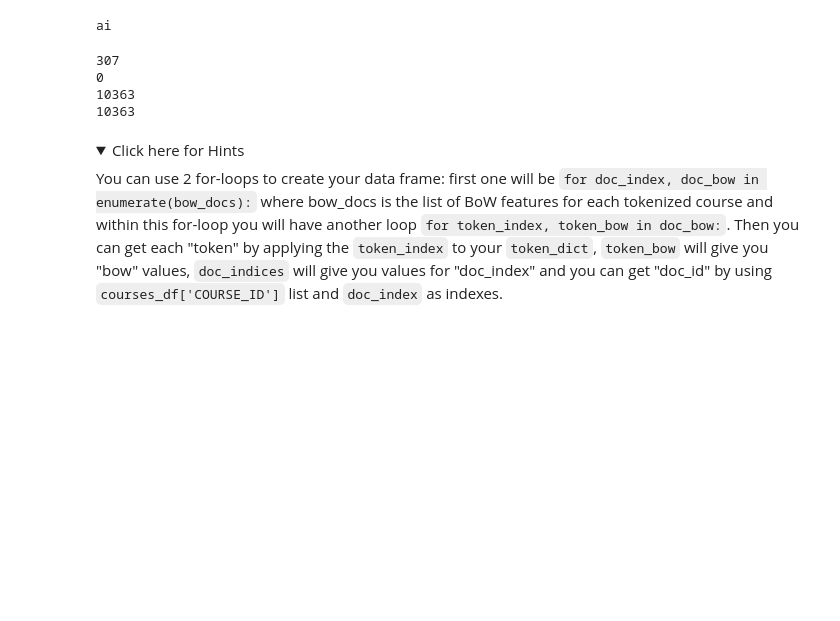
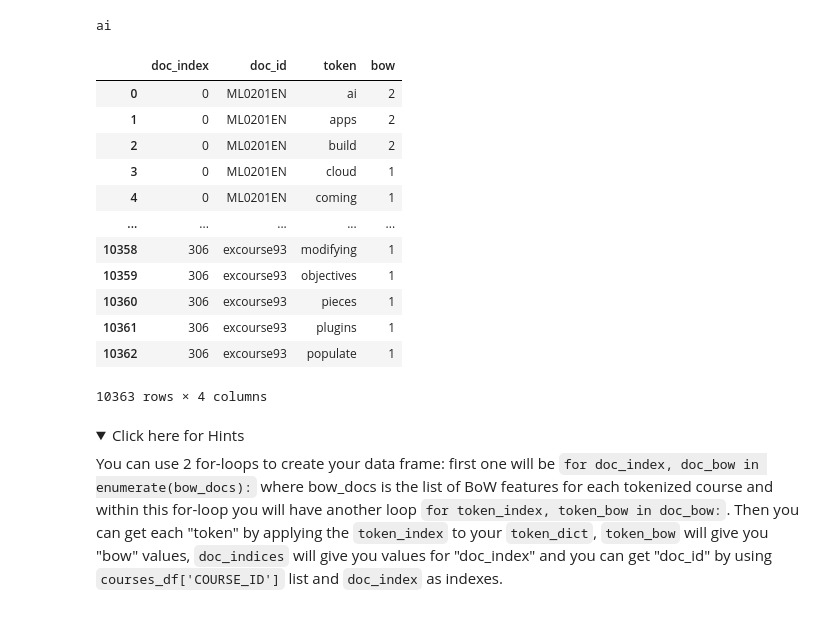
Before and after one commit to NDOWAH/IBM_ML_program, a Jupyter notebook: IBM_ML_coursera/Capstone/course_enrollmentbow.ipynb, the cells around one changed output. Drawn from its saved outputs; the diff is of its cells as text; code cells hidden in the pictures; folded sections open; blank space fills up the shorter version.

```diff
--- a/IBM_ML_coursera/Capstone/course_enrollmentbow.ipynb
+++ b/IBM_ML_coursera/Capstone/course_enrollmentbow.ipynb
@@ -383,32 +383,35 @@ ai
 # %%
 # WRITE YOUR CODE HERE
 doc_indices = []
 doc_ids = []
 tokens = []
 bow_values = []
 for doc_index, doc_bow in enumerate(doc_bow):
-    doc_indices.append(doc_index)
     for token_id, token_bow in doc_bow:
-  #      doc_ids.append(course_content_df['COURSE_ID'][doc_index])
+        doc_indices.append(doc_index)
+        doc_ids.append(course_content_df['COURSE_ID'][doc_index])
         tokens.append(tokens_dict.get(token_id))
         bow_values.append(token_bow)
-
-print(len(doc_indices))
-print(len(doc_ids))
-print(len(tokens))
-print(len(bow_values[))
-
 #  ...
-#bow_dicts = {"doc_index": doc_indices,
- #           "doc_id": doc_ids,
- #           "token": tokens,
-  #          "bow": bow_values}
-#pd.DataFrame(bow_dicts)
+bow_dicts = {"doc_index": doc_indices,
+            "doc_id": doc_ids,
+            "token": tokens,
+            "bow": bow_values}
+pd.DataFrame(bow_dicts)
 # %% [output]
+|  | doc_index | doc_id | token | bow |
+| 0 | 0 | ML0201EN | ai | 2 |
+| 1 | 0 | ML0201EN | apps | 2 |
+| 2 | 0 | ML0201EN | build | 2 |
+| 3 | 0 | ML0201EN | cloud | 1 |
+| 4 | 0 | ML0201EN | coming | 1 |
+| ... | ... | ... | ... | ... |
+| 10358 | 306 | excourse93 | modifying | 1 |
+| 10359 | 306 | excourse93 | objectives | 1 |
+| 10360 | 306 | excourse93 | pieces | 1 |
+| 10361 | 306 | excourse93 | plugins | 1 |
+| 10362 | 306 | excourse93 | populate | 1 |
-307
-0
-10363
-10363
+10363 rows × 4 columns
 # %% [markdown]
 <details>
     <summary>Click here for Hints</summary>
```
Also changed, not shown: 1 other file.
